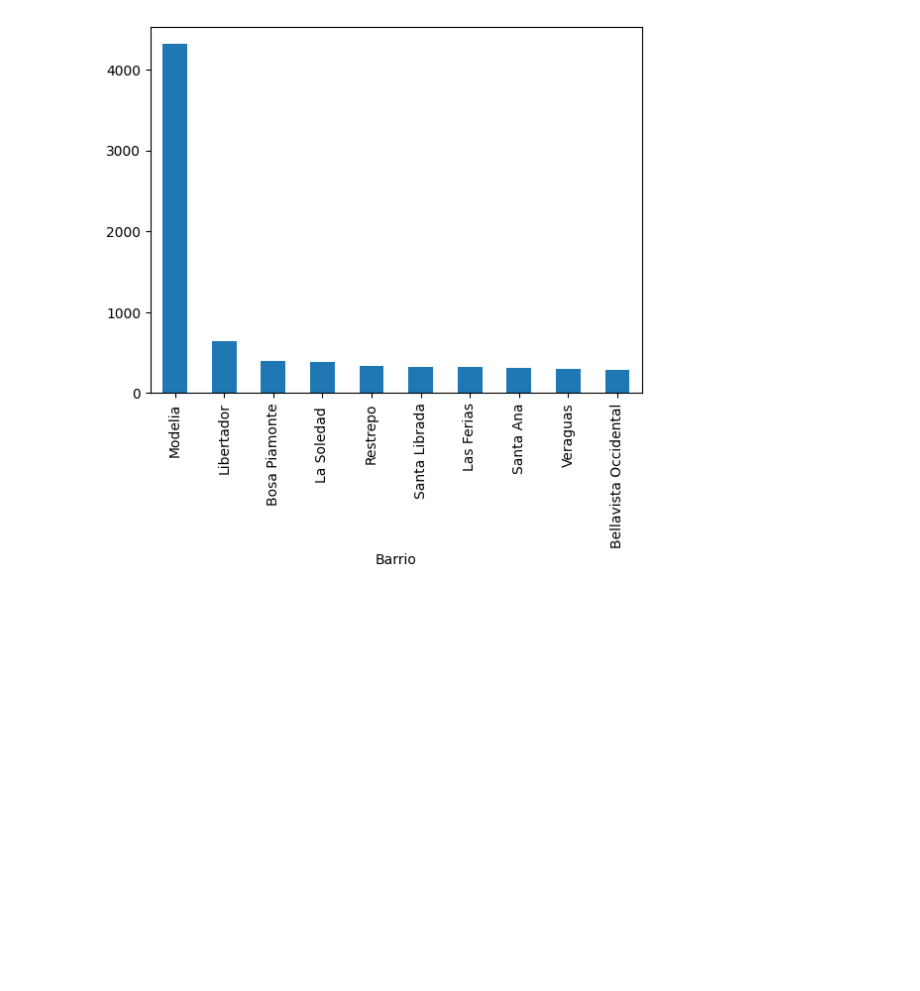
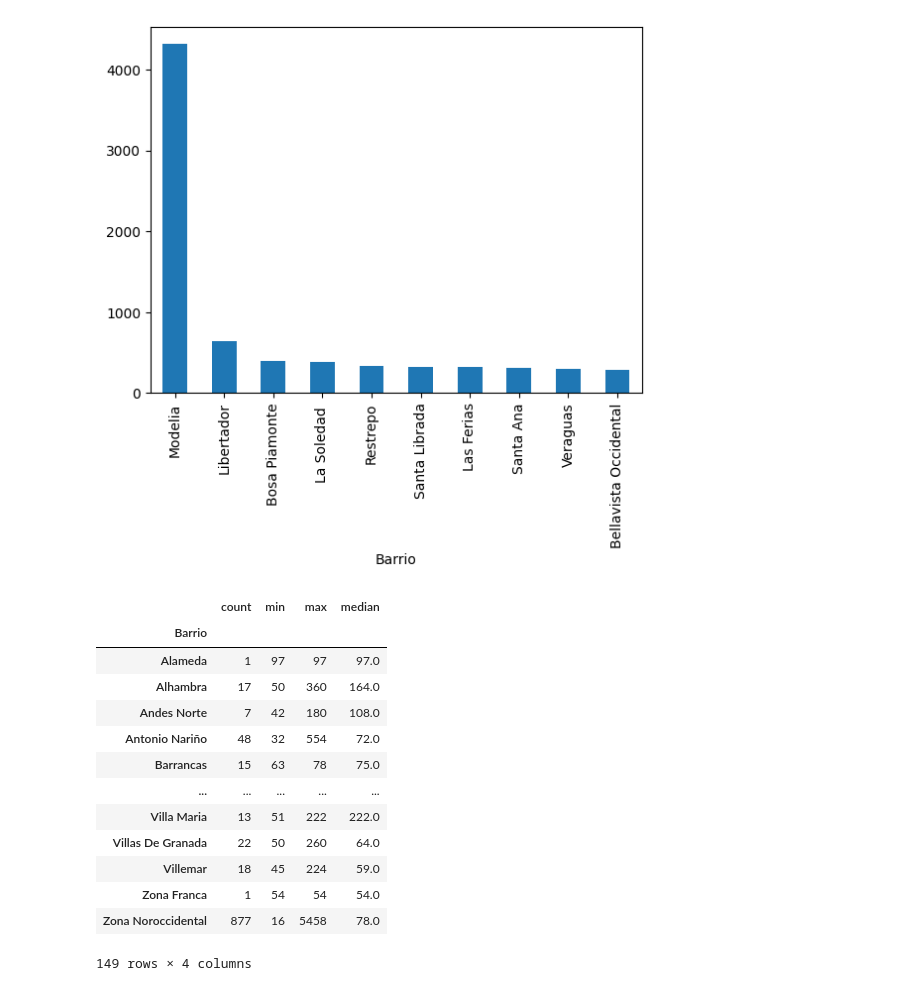
Before and after one commit to costimedina/inmersion-datos-alura, a Jupyter notebook: INMERSION_DATOS_AULA_1.ipynb, the cells around one changed output. Drawn from its saved outputs; the diff is of its cells as text; code cells hidden in the pictures; blank space fills up the shorter version.

```diff
--- a/INMERSION_DATOS_AULA_1.ipynb
+++ b/INMERSION_DATOS_AULA_1.ipynb
@@ -282,3 +282,20 @@ inmuebles_promedio_ordenado.head(10).plot.bar()
 # %% [output]
 <Axes: xlabel='Barrio'>
 [figure]
+# %%
+inmuebles.groupby('Barrio')['Area'].agg(['count','min','max','median'])
+# %% [output]
+|  | count | min | max | median |
+| Barrio |  |  |  |  |
+| Alameda | 1 | 97 | 97 | 97.0 |
+| Alhambra | 17 | 50 | 360 | 164.0 |
+| Andes Norte | 7 | 42 | 180 | 108.0 |
+| Antonio Nariño | 48 | 32 | 554 | 72.0 |
+| Barrancas | 15 | 63 | 78 | 75.0 |
+| ... | ... | ... | ... | ... |
+| Villa Maria | 13 | 51 | 222 | 222.0 |
+| Villas De Granada | 22 | 50 | 260 | 64.0 |
+| Villemar | 18 | 45 | 224 | 59.0 |
+| Zona Franca | 1 | 54 | 54 | 54.0 |
+| Zona Noroccidental | 877 | 16 | 5458 | 78.0 |
+149 rows × 4 columns
```
